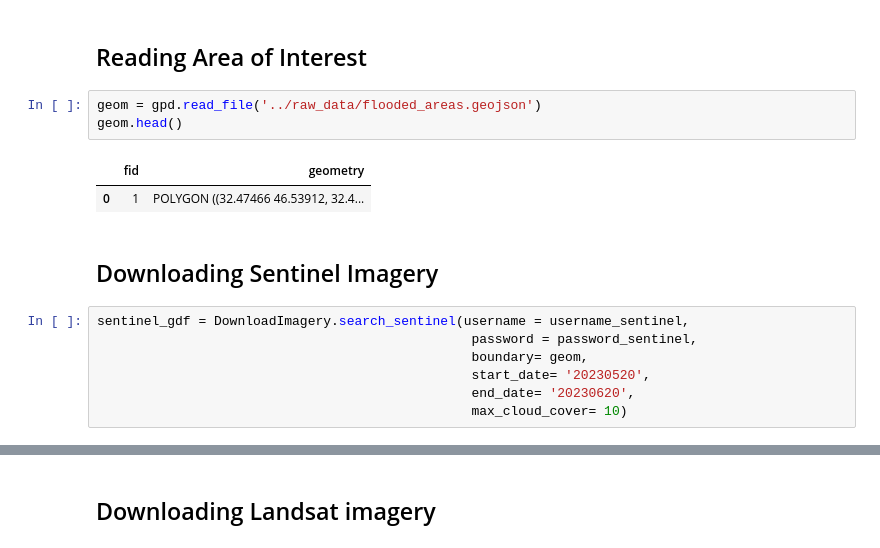
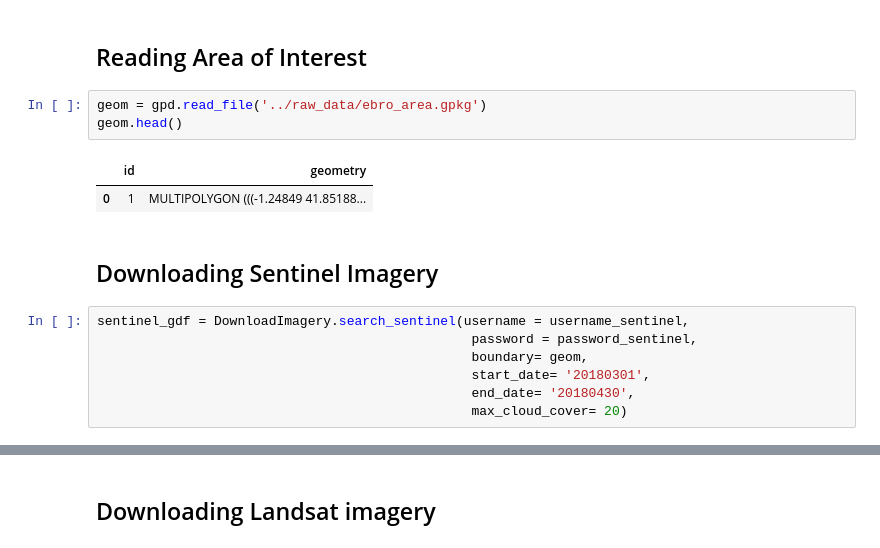
Before and after one commit to turkim1/satellite_flood_detection, a Jupyter notebook: notebooks/download_data_v01.ipynb, the cells around one changed output, grey strips where cells are left out. Cells and saved outputs as stored; diff of their text form.

```diff
--- a/notebooks/download_data_v01.ipynb
+++ b/notebooks/download_data_v01.ipynb
@@ -20,20 +20,20 @@ import time                                   # time assessment
 # %% [markdown]
 ## Reading Area of Interest
 # %%
-geom = gpd.read_file('../raw_data/flooded_areas.geojson')
+geom = gpd.read_file('../raw_data/ebro_area.gpkg')
 geom.head()
 # %% [output]
-|  | fid | geometry |
-| 0 | 1 | POLYGON ((32.47466 46.53912, 32.4... |
+|  | id | geometry |
+| 0 | 1 | MULTIPOLYGON (((-1.24849 41.85188... |
 # %% [markdown]
 ## Downloading Sentinel Imagery
 # %%
 sentinel_gdf = DownloadImagery.search_sentinel(username = username_sentinel,
                                                 password = password_sentinel,
                                                 boundary= geom,
-                                                start_date= '20230520',
-                                                end_date= '20230620',
-                                                max_cloud_cover= 10)
+                                                start_date= '20180301',
+                                                end_date= '20180430',
+                                                max_cloud_cover= 20)
 # %%
 sentinel_gdf
 # %% [output]
```
Also changed, not shown: parts of 8 cells of this notebook, 3 other files.
